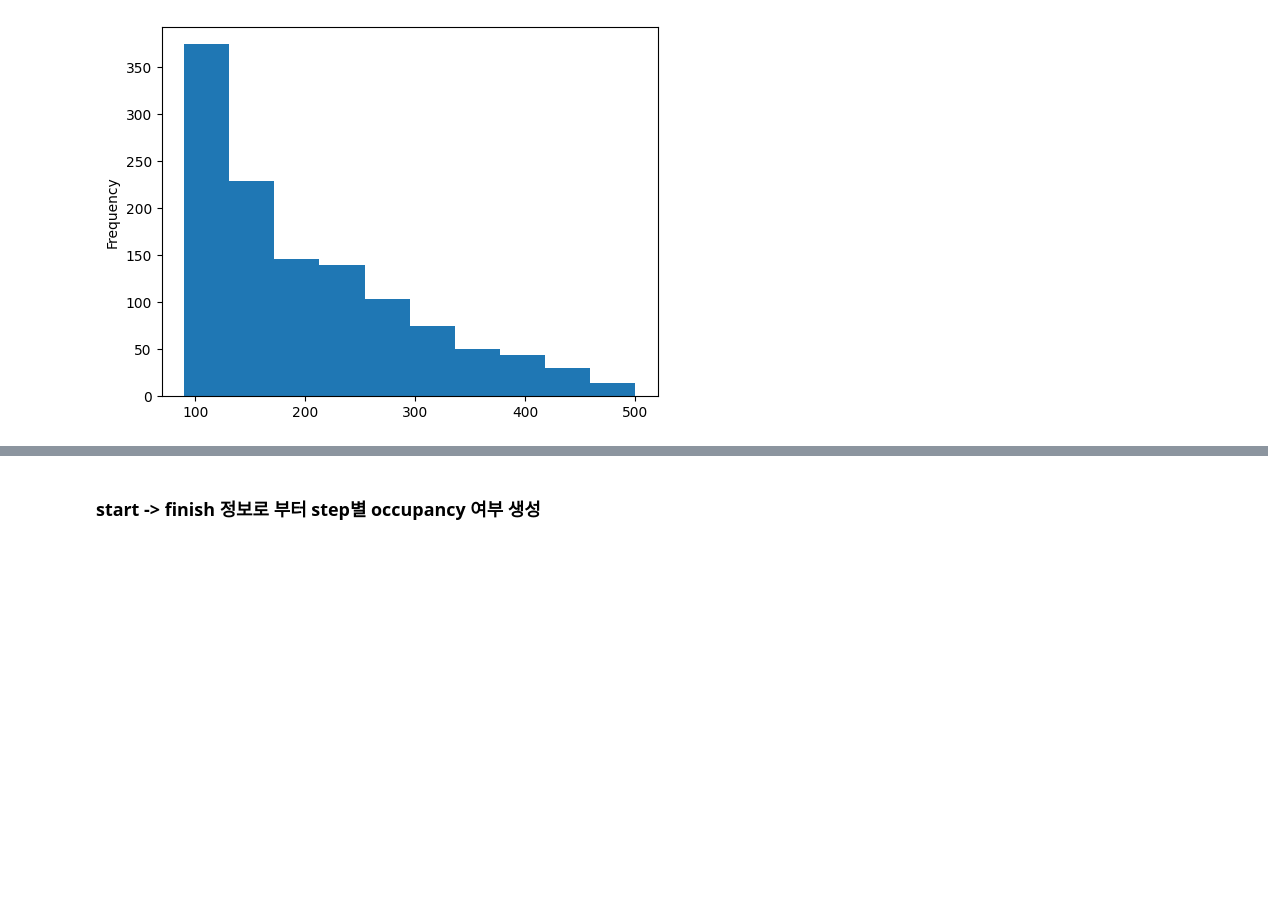
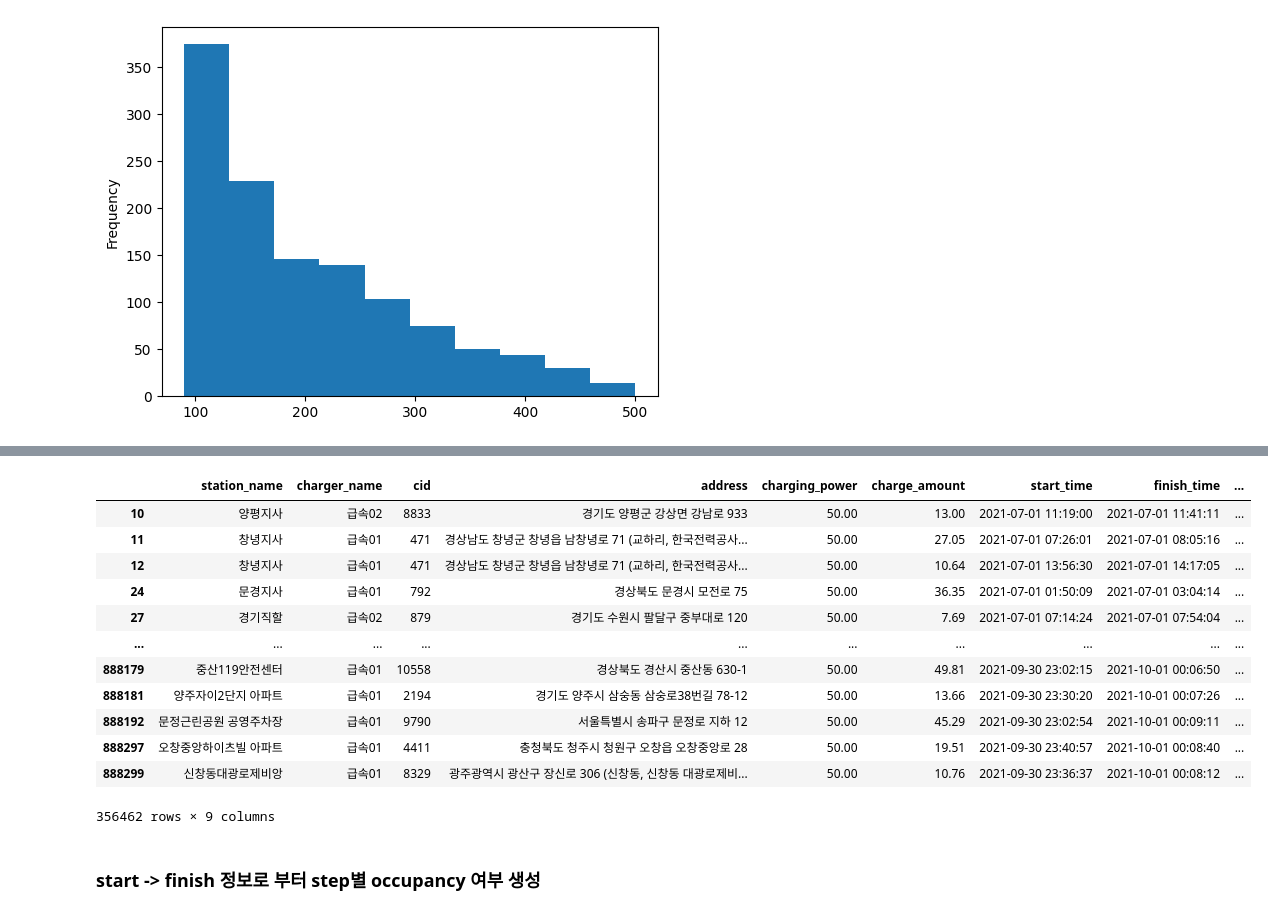
Before and after one commit to easttuna/ev-charger-occupancy-prediction, a Jupyter notebook: notebooks/preprocess_notes.ipynb, the cells around one changed output, grey strips where cells are left out. Cells and saved outputs as stored; diff of their text form; code cells hidden in the pictures; blank space fills up the shorter version.

```diff
--- a/notebooks/preprocess.ipynb
+++ b/notebooks/preprocess_notes.ipynb
@@ -211,5 +219,21 @@ sns.violinplot(data=data, x='charging_power', y='duration')
 # %%
-drop_cols = ['본부', '사업소','충전기', '주소', '충전종료일자']
+drop_cols = ['본부', '사업소', '충전종료일자']
 charge = charge.drop(columns=drop_cols)
+# %%
+charge
+# %% [output]
+|  | station_name | charger_name | cid | address | charging_power | charge_amount | start_time | finish_time | ... |
+| 10 | 양평지사 | 급속02 | 8833 | 경기도 양평군 강상면 강남로 933 | 50.00 | 13.00 | 2021-07-01 11:19:00 | 2021-07-01 11:41:11 | ... |
+| 11 | 창녕지사 | 급속01 | 471 | 경상남도 창녕군 창녕읍 남창녕로 71 (교하리, 한국전력공사... | 50.00 | 27.05 | 2021-07-01 07:26:01 | 2021-07-01 08:05:16 | ... |
+| 12 | 창녕지사 | 급속01 | 471 | 경상남도 창녕군 창녕읍 남창녕로 71 (교하리, 한국전력공사... | 50.00 | 10.64 | 2021-07-01 13:56:30 | 2021-07-01 14:17:05 | ... |
+| 24 | 문경지사 | 급속01 | 792 | 경상북도 문경시 모전로 75 | 50.00 | 36.35 | 2021-07-01 01:50:09 | 2021-07-01 03:04:14 | ... |
+| 27 | 경기직할 | 급속02 | 879 | 경기도 수원시 팔달구 중부대로 120 | 50.00 | 7.69 | 2021-07-01 07:14:24 | 2021-07-01 07:54:04 | ... |
+| ... | ... | ... | ... | ... | ... | ... | ... | ... | ... |
+| 888179 | 중산119안전센터 | 급속01 | 10558 | 경상북도 경산시 중산동 630-1 | 50.00 | 49.81 | 2021-09-30 23:02:15 | 2021-10-01 00:06:50 | ... |
+| 888181 | 양주자이2단지 아파트 | 급속01 | 2194 | 경기도 양주시 삼숭동 삼숭로38번길 78-12 | 50.00 | 13.66 | 2021-09-30 23:30:20 | 2021-10-01 00:07:26 | ... |
+| 888192 | 문정근린공원 공영주차장 | 급속01 | 9790 | 서울특별시 송파구 문정로 지하 12 | 50.00 | 45.29 | 2021-09-30 23:02:54 | 2021-10-01 00:09:11 | ... |
+| 888297 | 오창중앙하이츠빌 아파트 | 급속01 | 4411 | 충청북도 청주시 청원구 오창읍 오창중앙로 28 | 50.00 | 19.51 | 2021-09-30 23:40:57 | 2021-10-01 00:08:40 | ... |
+| 888299 | 신창동대광로제비앙 | 급속01 | 8329 | 광주광역시 광산구 장신로 306 (신창동, 신창동 대광로제비... | 50.00 | 10.76 | 2021-09-30 23:36:37 | 2021-10-01 00:08:12 | ... |
+356462 rows × 9 columns
 # %% [markdown]
 ### start ->  finish 정보로 부터 step별 occupancy 여부 생성
```
Also changed, not shown: parts of 13 cells of this notebook, 1 other file.
